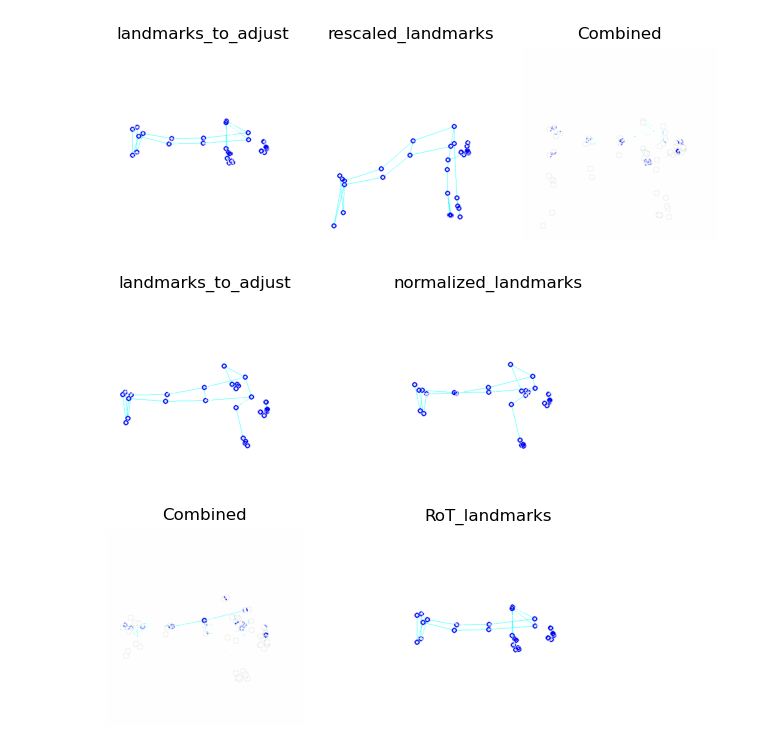
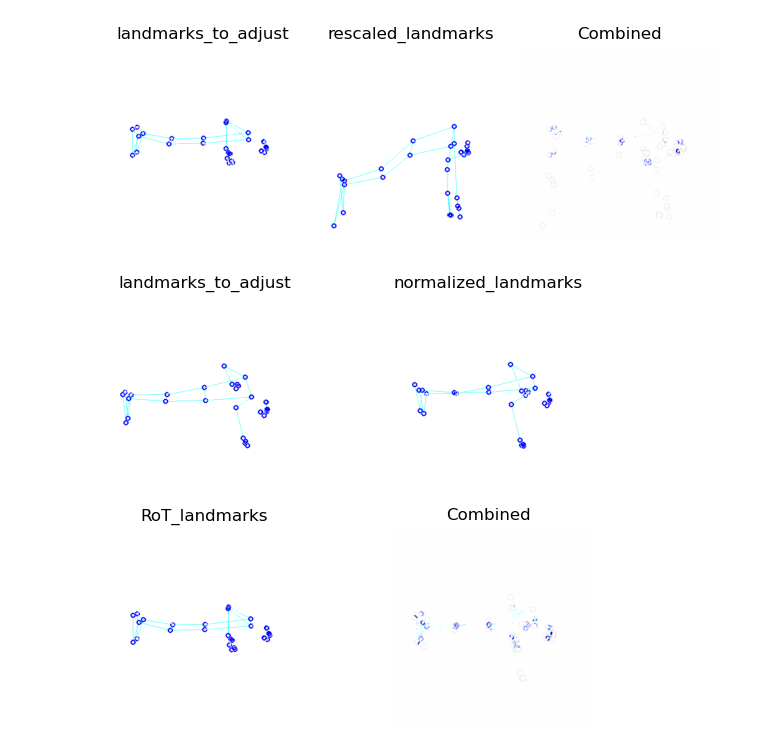
Before and after one commit to jpedroag/PMBA, a Jupyter notebook: C_distances.ipynb, the cells around one changed output. Cells and saved outputs as stored; diff of their text form; code cells hidden in the pictures.

```diff
--- a/C_distances.ipynb
+++ b/C_distances.ipynb
@@ -572,39 +427,42 @@ RoT_landmarks = center_landmarks(RoT_pose_landmarks)
 to_adjust_image_path = get_file_path('correct', 'down', video_index_corr[1])
 to_adjust_pose_landmarks, to_adjust_pose_landmarker_result = extract_landmarks(to_adjust_image_path)
 to_adjust_landmarks = center_landmarks(to_adjust_pose_landmarks)
 
 normalized_landmarks = normalize_landmarks(to_adjust_landmarks, RoT_landmarks, connections)
 
 # Display landmarks_to_adjust
 canvas_to_adjust = draw_landmarks_on_blank_canvas(to_adjust_landmarks, image_size=500, circle_radius=5, line_width=1)
 plt.subplot(2, 2, 1)
 plt.imshow(canvas_to_adjust)
 plt.title('landmarks_to_adjust')
 plt.axis('off')
 
 # Display new_landmarks
 canvas_new = draw_landmarks_on_blank_canvas(normalized_landmarks, image_size=500, circle_radius=5, line_width=1)
 plt.subplot(2, 2, 2)
 plt.imshow(canvas_new)
 plt.title('normalized_landmarks')
 plt.axis('off')
 
-# Display both landmarks_to_adjust and new_landmarks on top of each other
-canvas_combined = canvas_to_adjust + canvas_new  # Add both canvases together
+
+# Display the RoT landmarks
+canvas_RoT = draw_landmarks_on_blank_canvas(RoT_landmarks, image_size=500, circle_radius=5, line_width=1)
 plt.subplot(2, 2, 3)
+plt.imshow(canvas_RoT)
+plt.title('RoT_landmarks')
+plt.axis('off')
+
+# Display both new_landmarks and RoT_landmarks on top of each other, with connections
+canvas_combined = canvas_new + canvas_RoT  # Add both canvases together
+plt.subplot(2, 2, 4)
 plt.imshow(canvas_combined)
 plt.title('Combined')
 plt.axis('off')
 
-# Display the RoT landmarks
-canvas_RoT = draw_landmarks_on_blank_canvas(RoT_landmarks, image_size=500, circle_radius=5, line_width=1)
-plt.subplot(2, 2, 4)
-plt.imshow(canvas_RoT)
-plt.title('RoT_landmarks')
-plt.axis('off')
+
 
 
 plt.tight_layout()
 plt.show()
 # %% [output]
-[figure, old version]
+[figure, new version]
```
Also changed, not shown: parts of 3 cells of this notebook.
